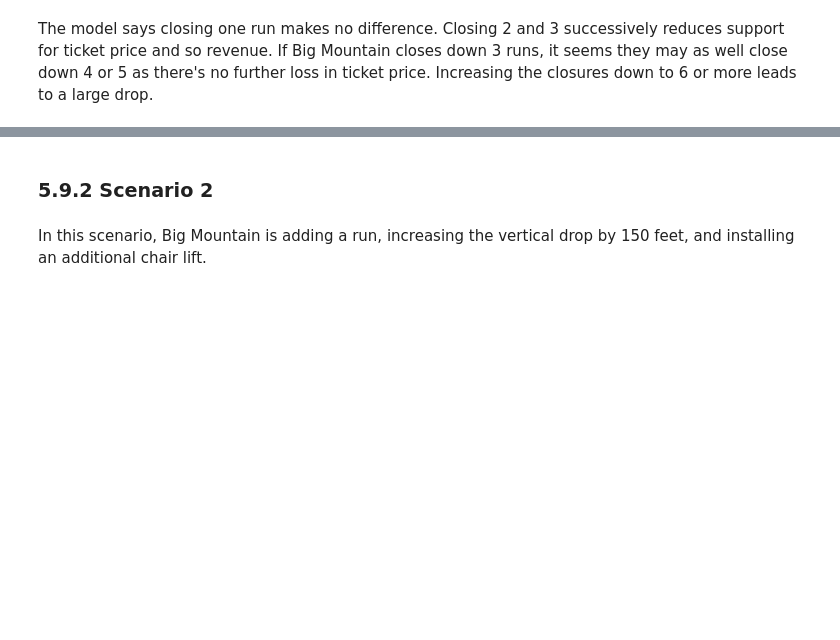
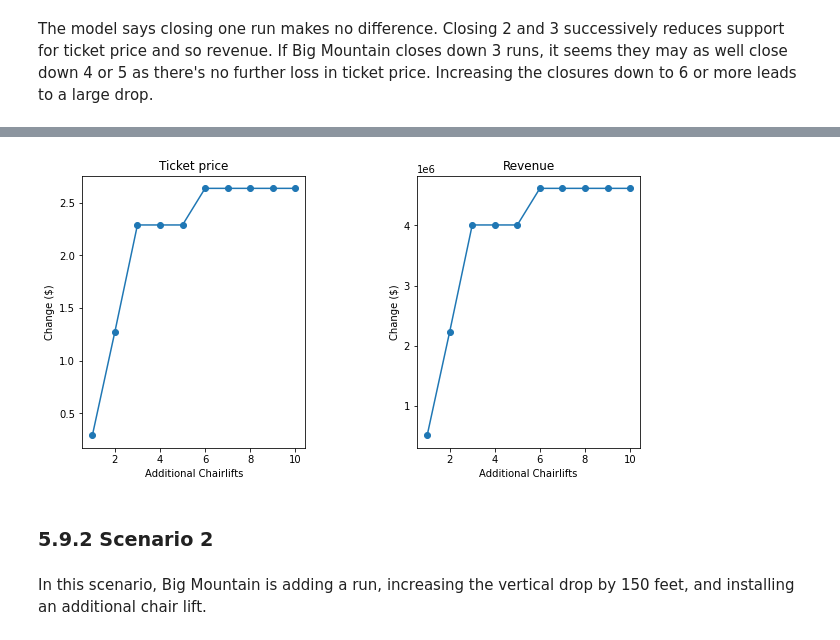
Before and after one commit to jasonhua805/DataScienceGuidedCapstone, a Jupyter notebook: Notebooks/05_modeling.ipynb, the cells around one changed output, grey strips where cells are left out. Drawn from its saved outputs; the diff is of its cells as text; code cells hidden in the pictures; blank space fills up the shorter version.

```diff
--- a/Notebooks/05_modeling.ipynb
+++ b/Notebooks/05_modeling.ipynb
@@ -375,3 +443,18 @@ The model says closing one run makes no difference. Closing 2 and 3 successively
+# %%
+chair_delta = [i for i in range(1, 11)]
+price_deltas4 = [predict_increase(['total_chairs'], [delta]) for delta in chair_delta]
+
+
+#runs_closed = [-1 * runs for runs in runs_delta] #1
+fig, ax = plt.subplots(1, 2, figsize=(10, 5))
+fig.subplots_adjust(wspace=0.5)
+ax[0].plot(chair_delta,price_deltas4, 'o-')
+ax[0].set(xlabel='Additional Chairlifts', ylabel='Change ($)', title='Ticket price')
+revenue_deltas4 = [5 * expected_visitors * price for price in price_deltas4] #2
+ax[1].plot(chair_delta,revenue_deltas4, 'o-')
+ax[1].set(xlabel='Additional Chairlifts', ylabel='Change ($)', title='Revenue');
+# %% [output]
+[figure, added]
 # %% [markdown]
 ### 5.9.2 Scenario 2<a id='5.9.2_Scenario_2'></a>
 # %% [markdown]
```
Also changed, not shown: parts of 18 cells of this notebook, 1 other file.
